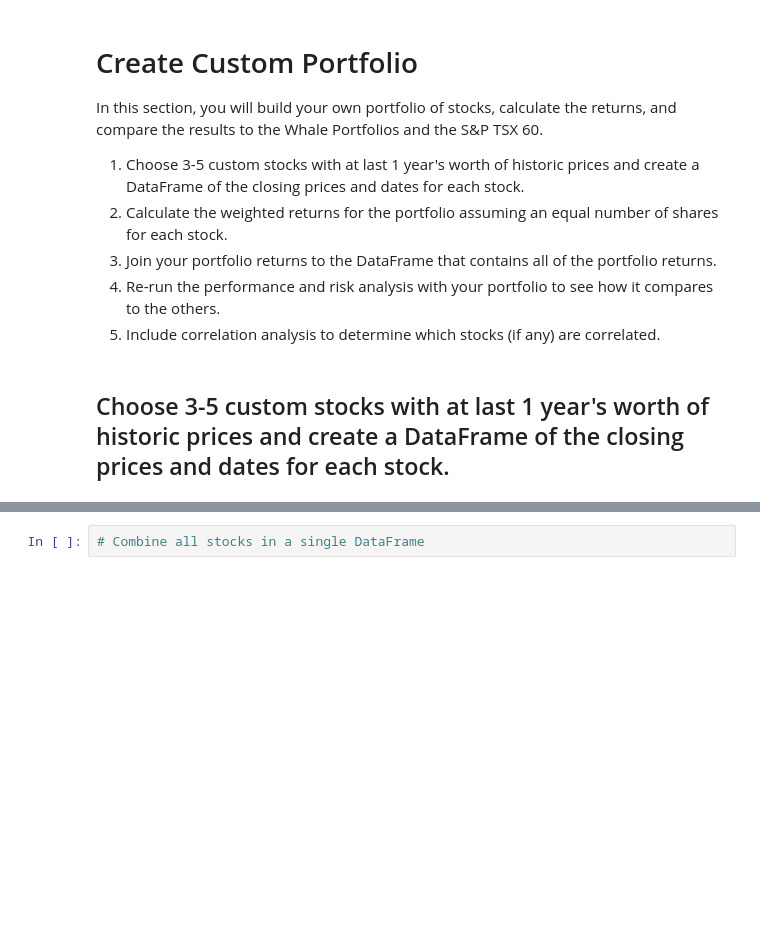
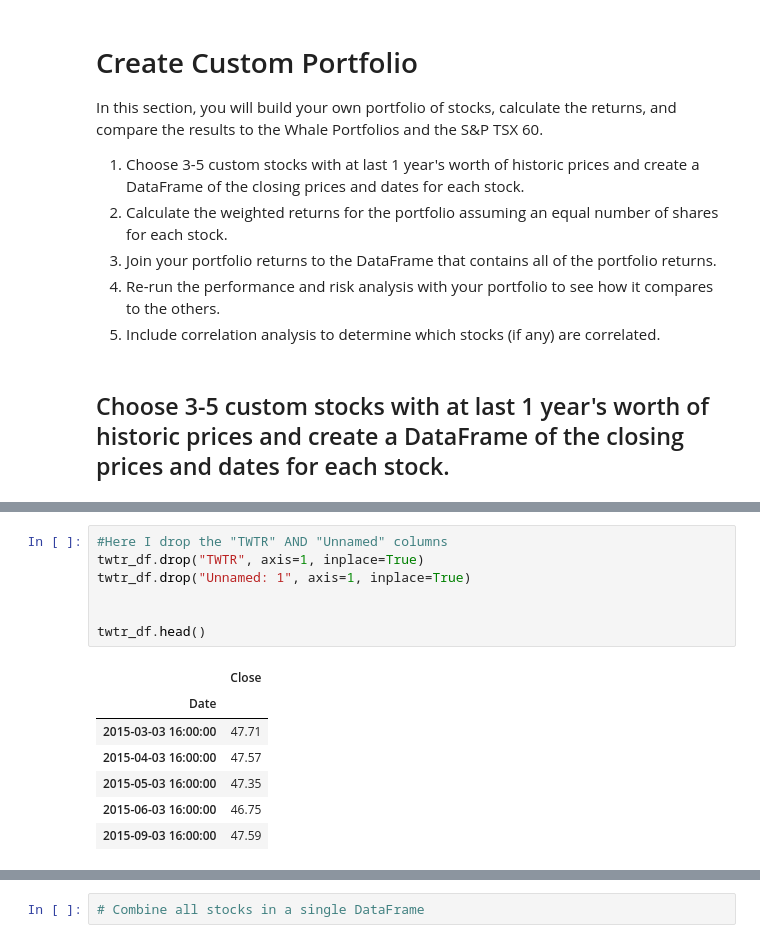
Before and after one commit to malrepos/Assignment---Module-04, a Jupyter notebook: whale_analysis.ipynb, the cells around one changed output, grey strips where cells are left out. Saved outputs shown, nothing was run; the diff lists cells and outputs as text; blank space fills up the shorter version.

```diff
--- a/whale_analysis.ipynb
+++ b/whale_analysis.ipynb
@@ -616,0 +626,15 @@ In this section, you will build your own portfolio of stocks, calculate the retu
+# %%
+#Here I drop the "TWTR" AND "Unnamed" columns
+twtr_df.drop("TWTR", axis=1, inplace=True)
+twtr_df.drop("Unnamed: 1", axis=1, inplace=True)
+
+
+twtr_df.head()
+# %% [output]
+|  | Close |
+| Date |  |
+| 2015-03-03 16:00:00 | 47.71 |
+| 2015-04-03 16:00:00 | 47.57 |
+| 2015-05-03 16:00:00 | 47.35 |
+| 2015-06-03 16:00:00 | 46.75 |
+| 2015-09-03 16:00:00 | 47.59 |
```
Also changed, not shown: parts of 8 cells of this notebook, 3 other files.
